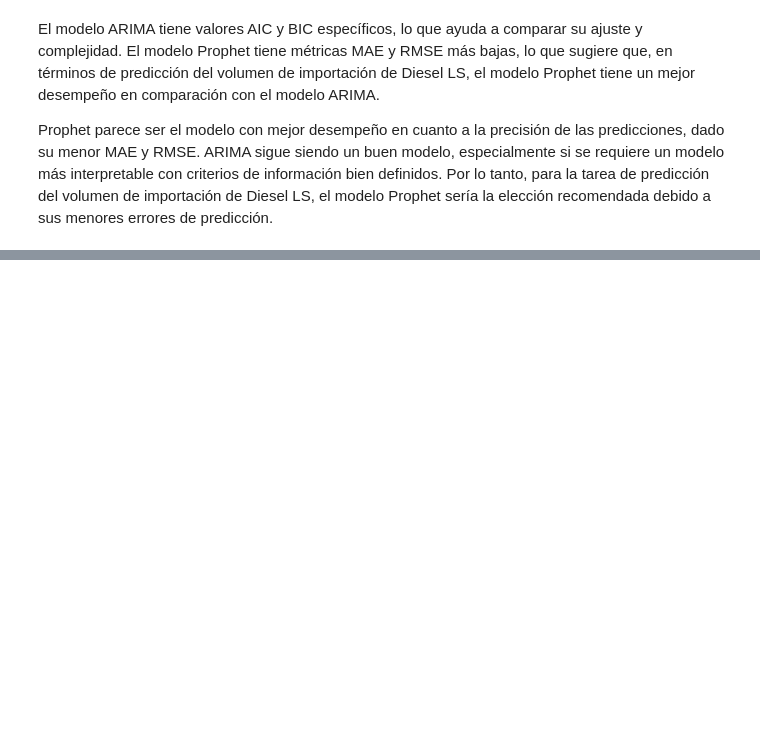
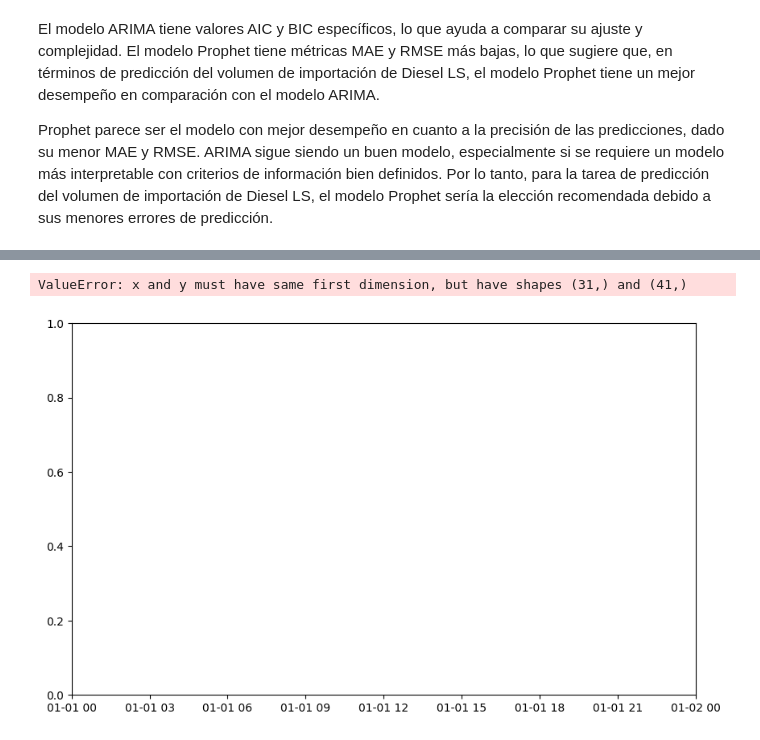
Before and after one commit to AGM54/DataSc, a Jupyter notebook: data.ipynb, the cells around one changed output, grey strips where cells are left out. Cells and saved outputs as stored; diff of their text form; code cells hidden in the pictures; blank space fills up the shorter version.

Commit message:
LSTM prediction model completed

```diff
--- a/data.ipynb
+++ b/data.ipynb
@@ -810,0 +917,22 @@ Por lo tanto, para la tarea de predicción del volumen de importación de Diesel
+# %%
+from keras.models import Sequential
+from keras.layers import LSTM, Dense
+
+def build_lstm_model(input_shape):
+    model = Sequential()
+    model.add(LSTM(50, return_sequences=True, input_shape=input_shape))
+    model.add(LSTM(50, return_sequences=False))
+    model.add(Dense(25))
+    model.add(Dense(1))
+    model.compile(optimizer='adam', loss='mean_squared_error')
+    return model
+
+# Construir modelos LSTM para cada columna
+models = {}
+for column in columns_to_predict:
+    input_shape = (train_sequences[column].shape[1], train_sequences[column].shape[2])
+    models[column] = build_lstm_model(input_shape)
+# %%
+# Entrenar los modelos
+for column in columns_to_predict:
+    models[column].fit(train_sequences[column], train_labels, epochs=20, batch_size=32, verbose=1)
@@ -810,0 +957,20 @@ Por lo tanto, para la tarea de predicción del volumen de importación de Diesel
+# %%
+import matplotlib.pyplot as plt
+
+# Hacer predicciones y revertir la escala
+predictions = {}
+for column in columns_to_predict:
+    predictions[column] = models[column].predict(test_sequences[column])
+    predictions[column] = scalers[column].inverse_transform(predictions[column])
+
+# Visualizar las predicciones
+for column in columns_to_predict:
+    plt.figure(figsize=(10, 6))
+    plt.plot(test_df['Fecha'][time_steps:], test_df[column][time_steps:], color='blue', label='Real')
+    plt.plot(test_df['Fecha'][time_steps:], predictions[column], color='red', label='Predicción')
+    plt.title(f'Predicción de {column} usando LSTM')
+    plt.xlabel('Fecha')
+    plt.ylabel(column)
+    plt.legend()
+    plt.show()
+# %% [output]
@@ -810,0 +981,2 @@ Por lo tanto, para la tarea de predicción del volumen de importación de Diesel
+ValueError: x and y must have same first dimension, but have shapes (31,) and (41,)
+[figure, added]
```
Also changed, not shown: parts of 11 cells of this notebook, 1 other file.
